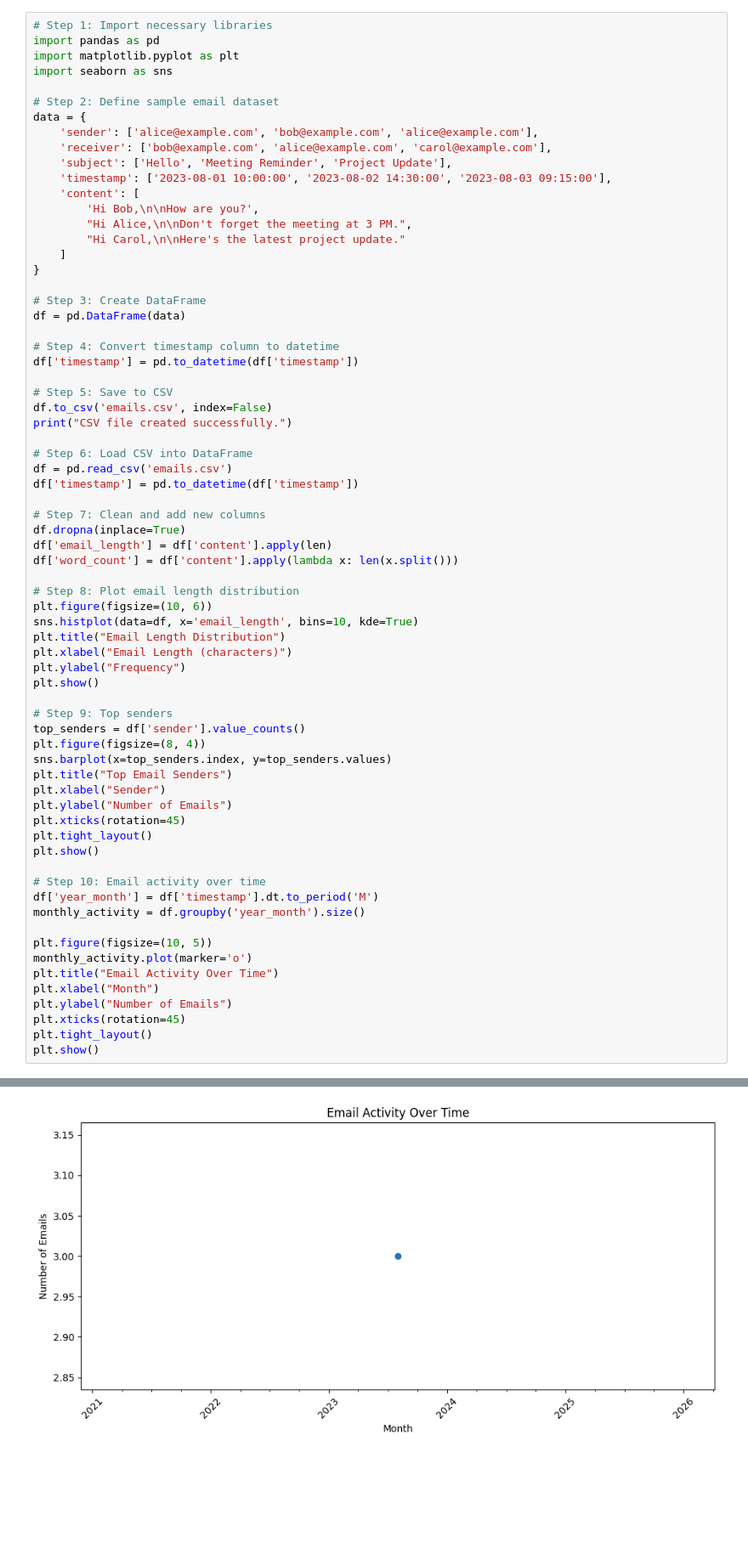
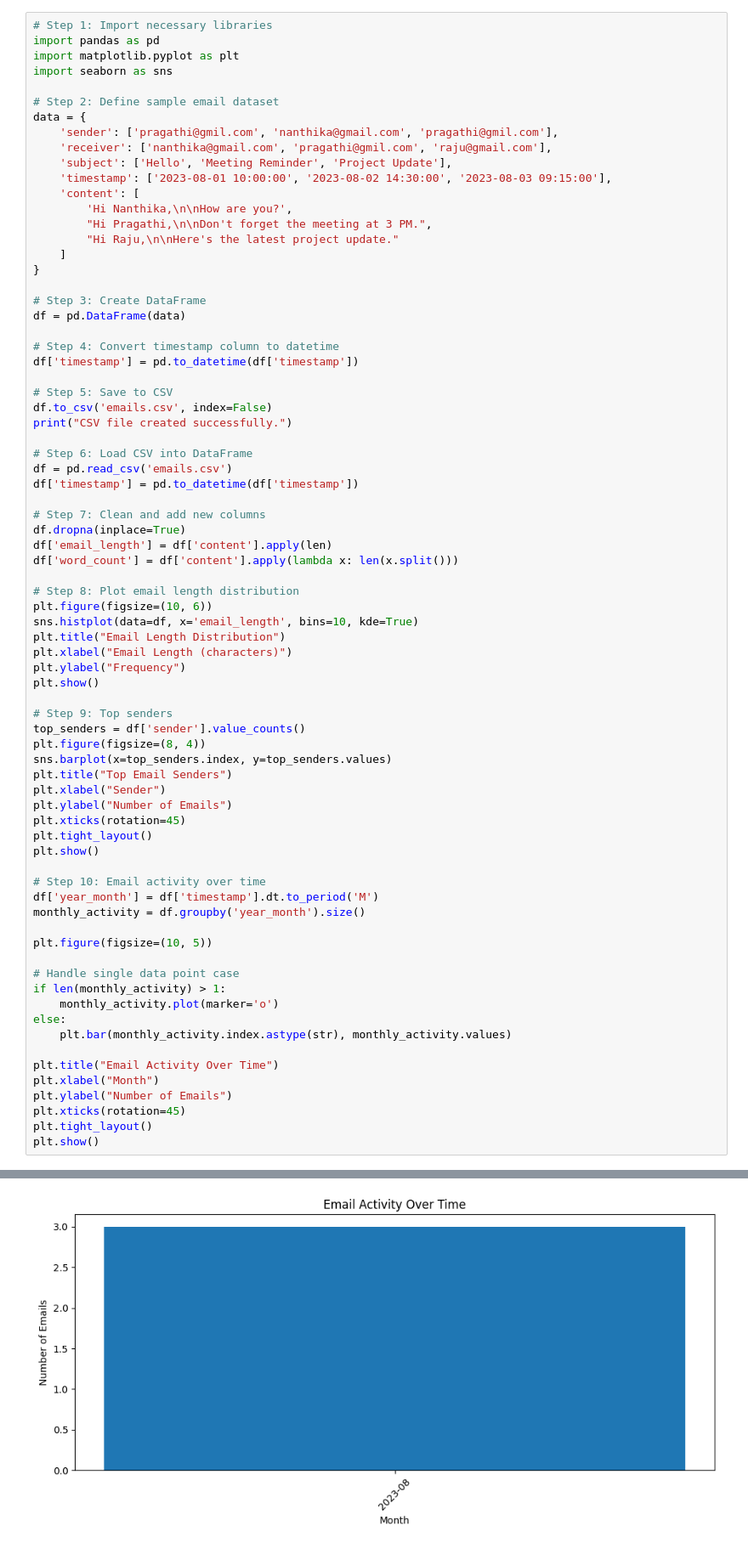
Before and after one commit to AparnaR06/Data-Exploration-and-Visualization, a Jupyter notebook: Ex_2.ipynb, the cells around one changed output, grey strips where cells are left out. Shown at 85% size. Cells and saved outputs as stored; diff of their text form; blank space fills up the shorter version.

```diff
--- a/Ex_2.ipynb
+++ b/Ex_2.ipynb
@@ -8,14 +8,14 @@ import seaborn as sns
 
 # Step 2: Define sample email dataset
 data = {
-    'sender': ['alice@example.com', 'bob@example.com', 'alice@example.com'],
-    'receiver': ['bob@example.com', 'alice@example.com', 'carol@example.com'],
+    'sender': ['pragathi@gmil.com', 'nanthika@gmail.com', 'pragathi@gmil.com'],
+    'receiver': ['nanthika@gmail.com', 'pragathi@gmil.com', 'raju@gmail.com'],
     'subject': ['Hello', 'Meeting Reminder', 'Project Update'],
     'timestamp': ['2023-08-01 10:00:00', '2023-08-02 14:30:00', '2023-08-03 09:15:00'],
     'content': [
-        'Hi Bob,\n\nHow are you?',
-        "Hi Alice,\n\nDon't forget the meeting at 3 PM.",
-        "Hi Carol,\n\nHere's the latest project update."
+        'Hi Nanthika,\n\nHow are you?',
+        "Hi Pragathi,\n\nDon't forget the meeting at 3 PM.",
+        "Hi Raju,\n\nHere's the latest project update."
     ]
 }
 
@@ -62,7 +62,13 @@ df['year_month'] = df['timestamp'].dt.to_period('M')
 monthly_activity = df.groupby('year_month').size()
 
 plt.figure(figsize=(10, 5))
-monthly_activity.plot(marker='o')
+
+# Handle single data point case
+if len(monthly_activity) > 1:
+    monthly_activity.plot(marker='o')
+else:
+    plt.bar(monthly_activity.index.astype(str), monthly_activity.values)
+
 plt.title("Email Activity Over Time")
 plt.xlabel("Month")
 plt.ylabel("Number of Emails")
@@ -76 +82 @@ CSV file created successfully.
-[figure, old version]
+[figure, new version]
```
Also changed, not shown: parts of 1 cell of this notebook.
